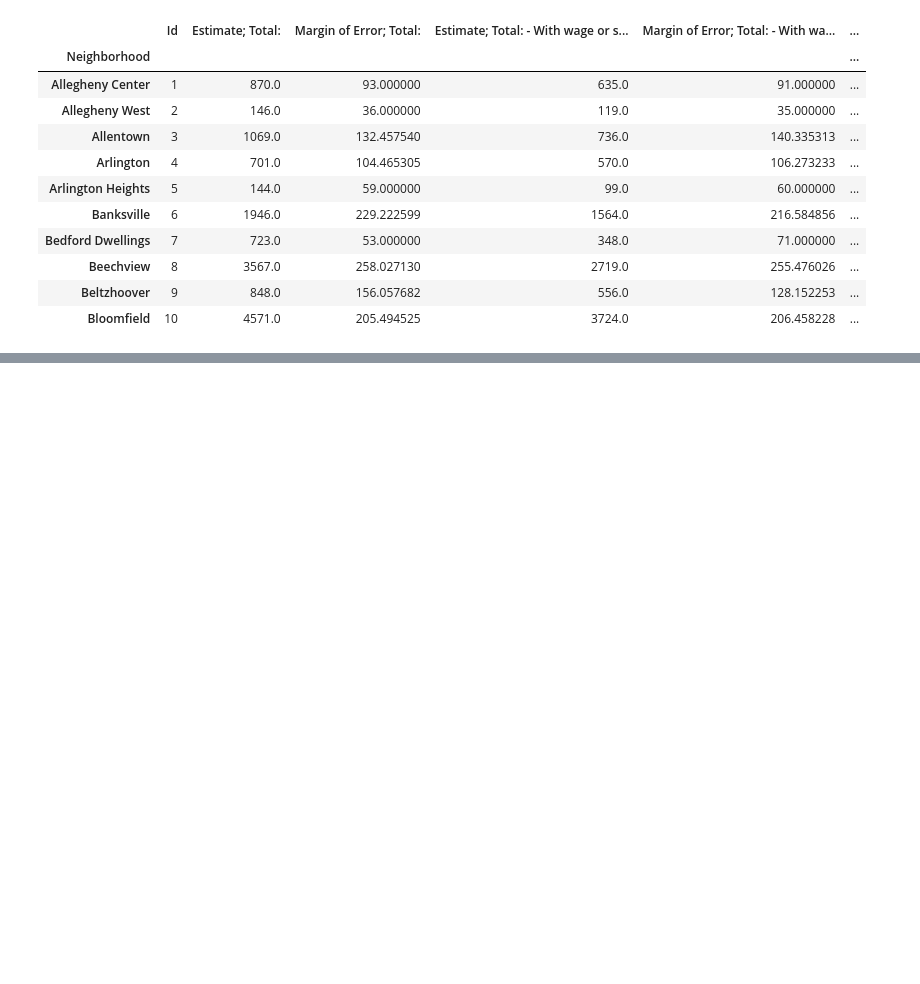
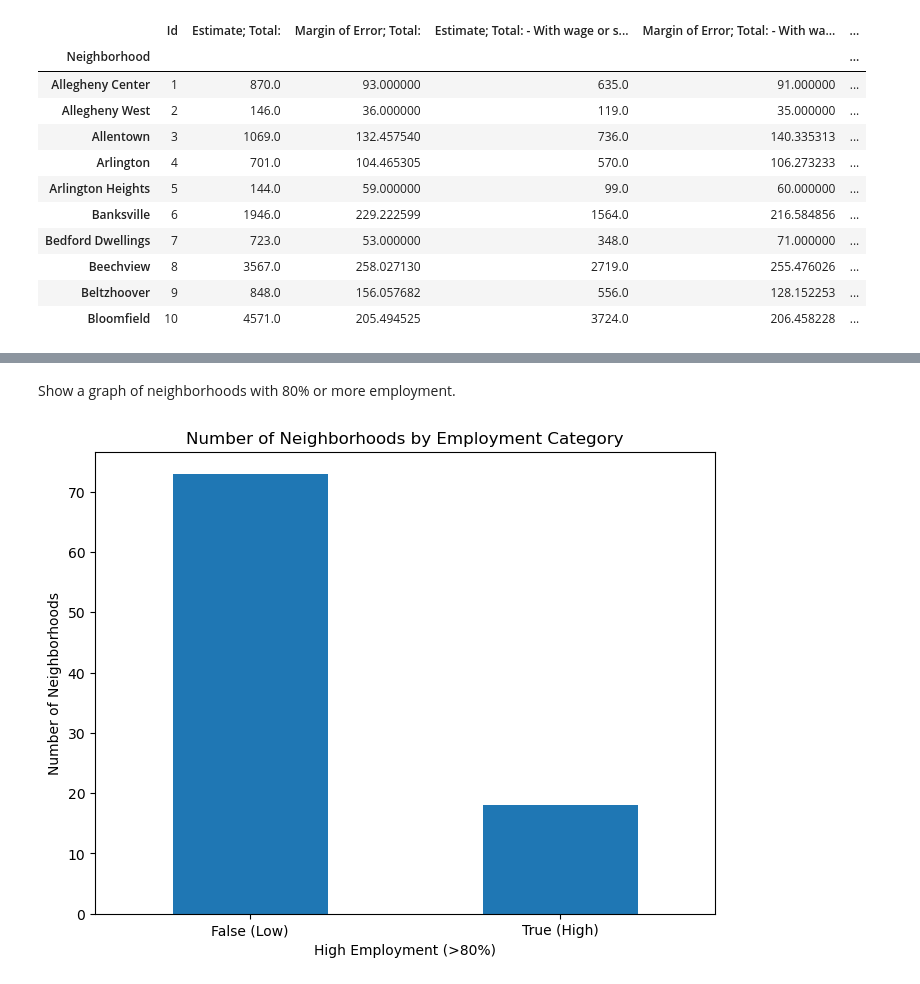
Before and after one commit to Maya-Senthil/Final-Project, a Jupyter notebook: Notebook.ipynb, the cells around one changed output, grey strips where cells are left out. Cells and saved outputs as stored; diff of their text form; code cells hidden in the pictures; blank space fills up the shorter version.

Commit message:
Added some graphs for visualization, and came up with the highest employed neighborhoods

```diff
--- a/Notebook.ipynb
+++ b/Notebook.ipynb
@@ -27,0 +49,3 @@ data.head(10)
+# %%
+data.columns = ['Id', 'Estimate_Total', 'Margin_Error_Total','Estimate_With_Income', 'Margin_Error_With_Income',
+                'Estimate_No_Income', 'Margin_Error_No_Income']
@@ -27,0 +62,6 @@ data.head(10)
+# %%
+#make columns
+
+data['Employment_Rate_Percent'] = (data['Estimate_With_Income'] / data['Estimate_Total']) * 100
+
+data['With_Income_Error_Rate'] = (data['Margin_Error_With_Income'] / data['Estimate_With_Income']) * 100
@@ -27,0 +78,14 @@ data.head(10)
+# %% [markdown]
+Show a graph of neighborhoods with 80% or more employment.
+# %%
+data['is_high_employment'] = data['Employment_Rate_Percent'] > 80
+# %%
+plt.figure(figsize=(8, 6))
+data['is_high_employment'].value_counts().plot(kind='bar')
+plt.title('Number of Neighborhoods by Employment Category')
+plt.xlabel('High Employment (>80%)')
+plt.ylabel('Number of Neighborhoods')
+plt.xticks([0, 1], ['False (Low)', 'True (High)'], rotation=0)
+plt.show()
+# %% [output]
+[figure, added]
```
Also changed, not shown: parts of 6 cells of this notebook.
